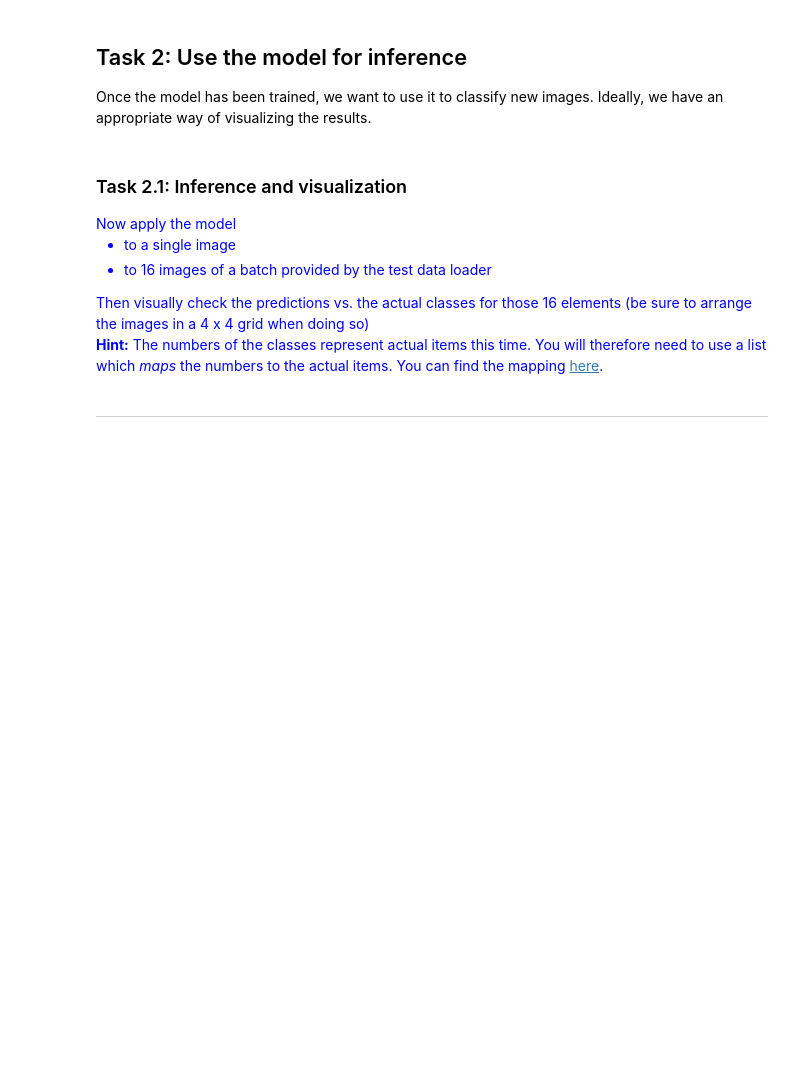
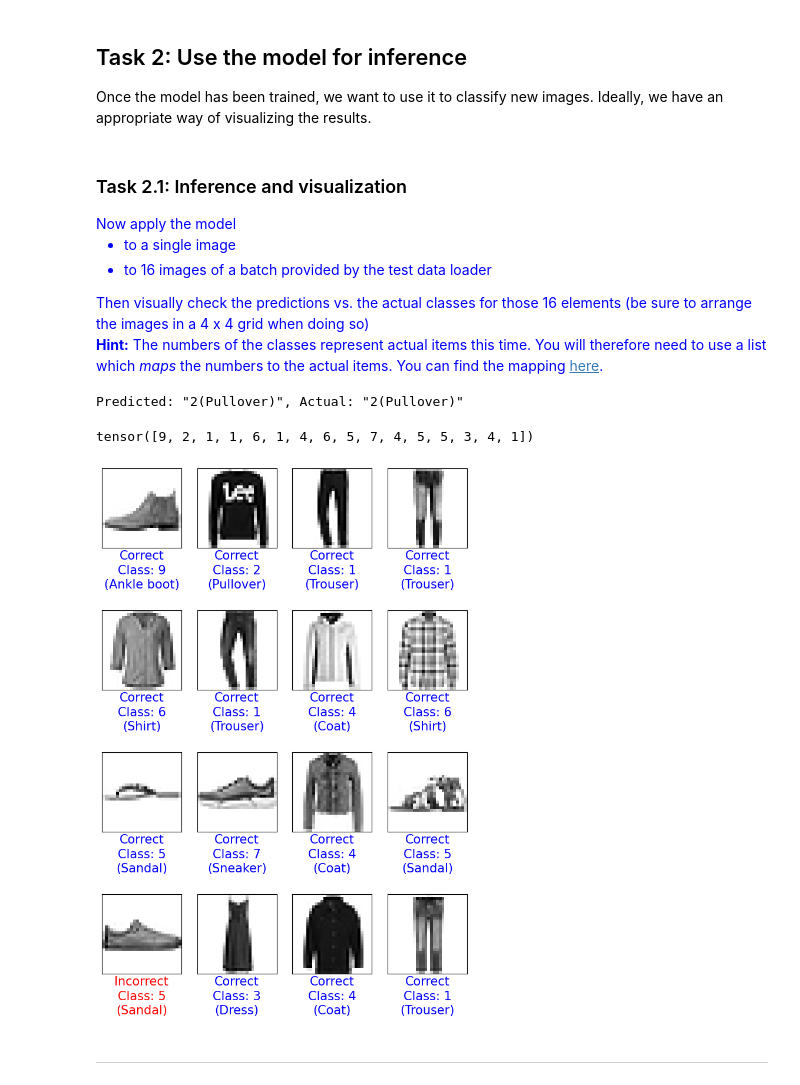
Before and after one commit to osama-alk/DeepLearningInMachineVis-Exercises, a Jupyter notebook: Introduction to Artificial Neural Networks/04d_ANN_PT_Ex.ipynb, the cells around one changed output. Saved outputs shown, nothing was run; the diff lists cells and outputs as text; code cells hidden in the pictures; blank space fills up the shorter version.

```diff
--- a/Introduction to Artificial Neural Networks/04d_ANN_PT_Ex.ipynb
+++ b/Introduction to Artificial Neural Networks/04d_ANN_PT_Ex.ipynb
@@ -138,3 +251,64 @@ classes = # list of class labels
+# %%
+classes = range(10)
+class_lab = {0:"T-shirt/top",1:"Trouser",2:"Pullover",3:"Dress",4:"Coat",5:"Sandal",6:"Shirt",7:"Sneaker",8:"Bag",9:"Ankle boot"}
+
+model.eval()
+x, y = test_data[55][0], test_data[55][1]
+with torch.no_grad(): # no info for backward pass needed
+    x = x.to(device)
+    pred = model(x)
+    predicted, actual = classes[pred[0].argmax(0)], classes[y]
+    print(f'Predicted: "{predicted}({class_lab[predicted]})", Actual: "{actual}({class_lab[actual]})"')
+# %% [output]
+Predicted: "2(Pullover)", Actual: "2(Pullover)"
+# %%
+# test on first 16 images of the first set
+def predict_batch(model, batch, binary=True):
+    model.eval()
+    with torch.no_grad():
+        batch = batch.to(device)
+        #predict
+        outputs = model(batch)
+        # Get the prediction by selecting the class with the highest probability
+        if binary:
+#            predicted = torch.sigmoid(outputs)
+            predicted = torch.round(outputs)
+        else:
+#            predicted = torch.softmax(outputs, 1)
+            _, predicted = torch.max(outputs, 1)
+        return predicted.cpu(), outputs.cpu()
+
+batch_test = next(iter(test_dataloader))
+
+preds, _ = predict_batch(model, batch_test[0][:16], binary=False)
+
+print(preds)
+# %% [output]
+tensor([9, 2, 1, 1, 6, 1, 4, 6, 5, 7, 4, 5, 5, 3, 4, 1])
+# %%
+# visual check
+with plt.ioff(): # only show the plot when prompted explicitly
+    fig = plt.figure(figsize=(8, 12))
+    for i in range(16):
+        correct = preds[i] == batch_test[1][i]
+        ax = fig.add_subplot(4, 4, i+1)
+        ax.set_xticks([]); ax.set_yticks([])
+        img = batch_test[0][i].view(28, 28)
+        ax.imshow(img, cmap='gray_r')
+        ax.text(0.5, -0.2, '{}'.format(f"\n\nClass: {preds[i]}\n({class_lab[int(preds[i])]})"),
+                size=15, color='blue' if correct else 'red',
+                horizontalalignment='center',
+                verticalalignment='center',
+                transform=ax.transAxes)
+        ax.text(0.5, -0.1, '{}'.format('Correct' if correct else 'Incorrect'),
+            size=15, color='blue' if correct else 'red',
+            horizontalalignment='center',
+            verticalalignment='center',
+            transform=ax.transAxes)
+
+plt.show()
+# %% [output]
+[figure, added]
 # %% [markdown]
 ---
 # %% [markdown]
```
Also changed, not shown: parts of 27 cells of this notebook, 3 other files.
